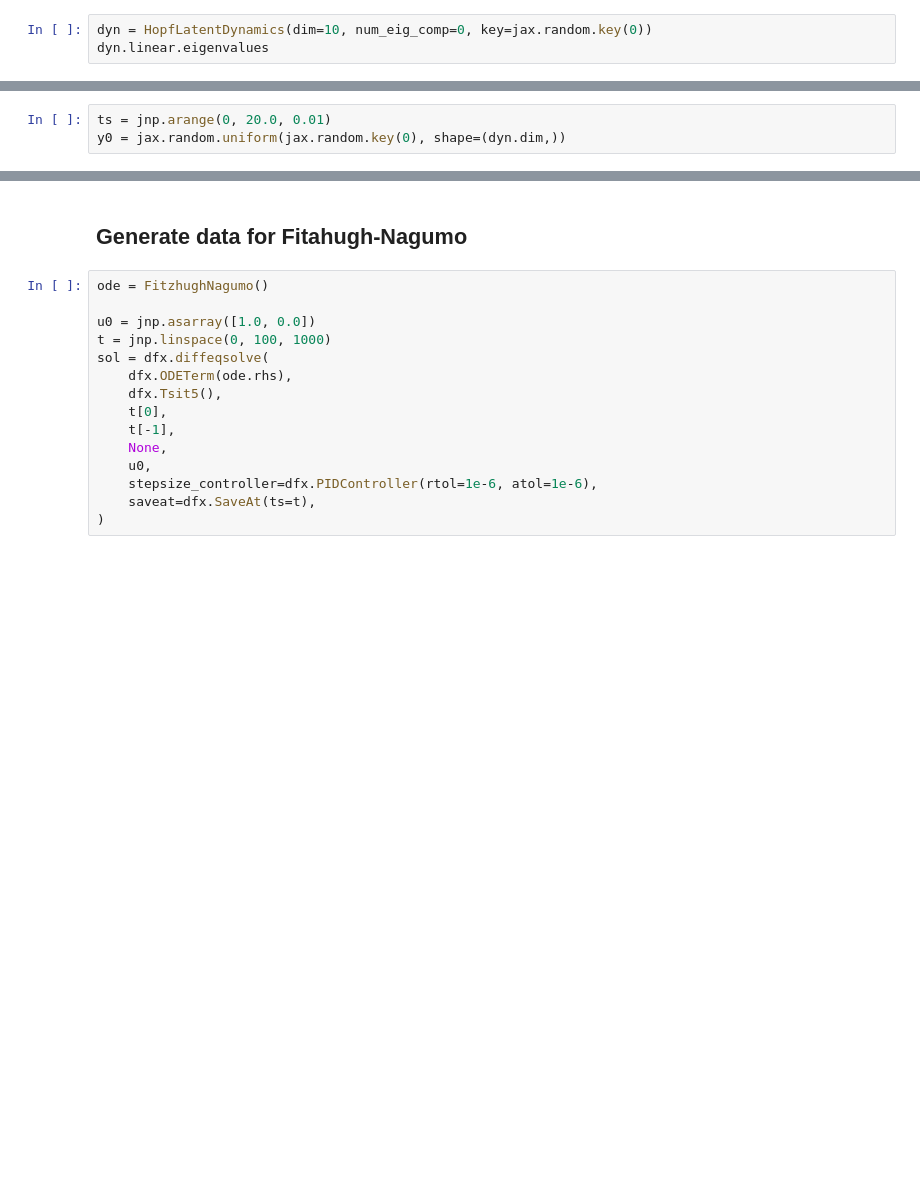
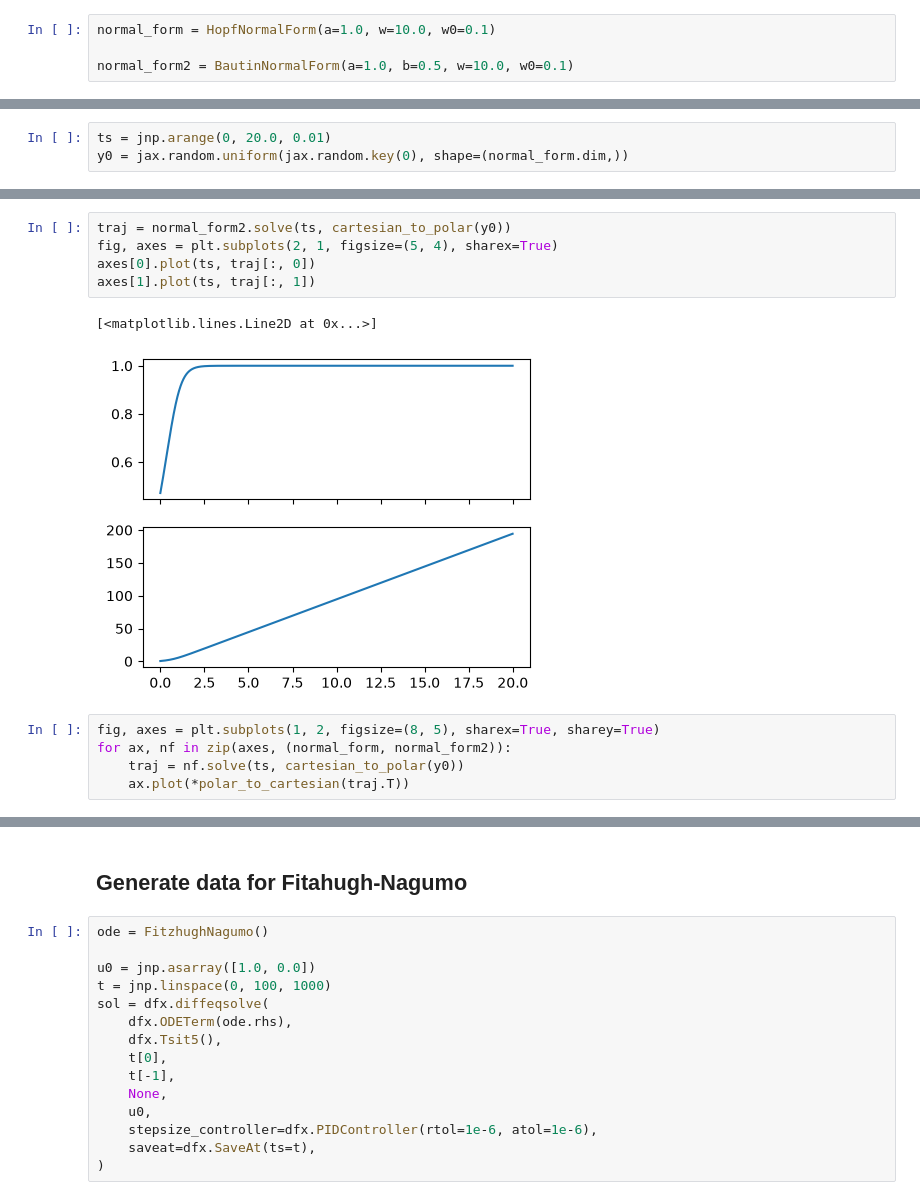
Before and after one commit to Jhko725/deep_isochron, a Jupyter notebook: prototype.ipynb, the cells around one changed output, grey strips where cells are left out. Cells and saved outputs as stored; diff of their text form; blank space fills up the shorter version.

```diff
--- a/prototype.ipynb
+++ b/prototype.ipynb
@@ -28,5 +32,6 @@ from jaxtyping import Array, Float
 jax.config.update("jax_enable_x64", True)
 jax.config.update("jax_default_device", jax.devices("gpu")[1])
 # %%
-dyn = HopfLatentDynamics(dim=10, num_eig_comp=0, key=jax.random.key(0))
-dyn.linear.eigenvalues
+normal_form = HopfNormalForm(a=1.0, w=10.0, w0=0.1)
+
+normal_form2 = BautinNormalForm(a=1.0, b=0.5, w=10.0, w0=0.1)
@@ -37,3 +42,3 @@ dyn.linear.eigenvalues
 # %%
 ts = jnp.arange(0, 20.0, 0.01)
-y0 = jax.random.uniform(jax.random.key(0), shape=(dyn.dim,))
+y0 = jax.random.uniform(jax.random.key(0), shape=(normal_form.dim,))
@@ -46 +54,14 @@ out.shape
+# %%
+traj = normal_form2.solve(ts, cartesian_to_polar(y0))
+fig, axes = plt.subplots(2, 1, figsize=(5, 4), sharex=True)
+axes[0].plot(ts, traj[:, 0])
+axes[1].plot(ts, traj[:, 1])
+# %% [output]
+[<matplotlib.lines.Line2D at 0x...>]
+[figure, added]
+# %%
+fig, axes = plt.subplots(1, 2, figsize=(8, 5), sharex=True, sharey=True)
+for ax, nf in zip(axes, (normal_form, normal_form2)):
+    traj = nf.solve(ts, cartesian_to_polar(y0))
+    ax.plot(*polar_to_cartesian(traj.T))
 # %%
```
Also changed, not shown: parts of 37 cells of this notebook, 14 other files.
